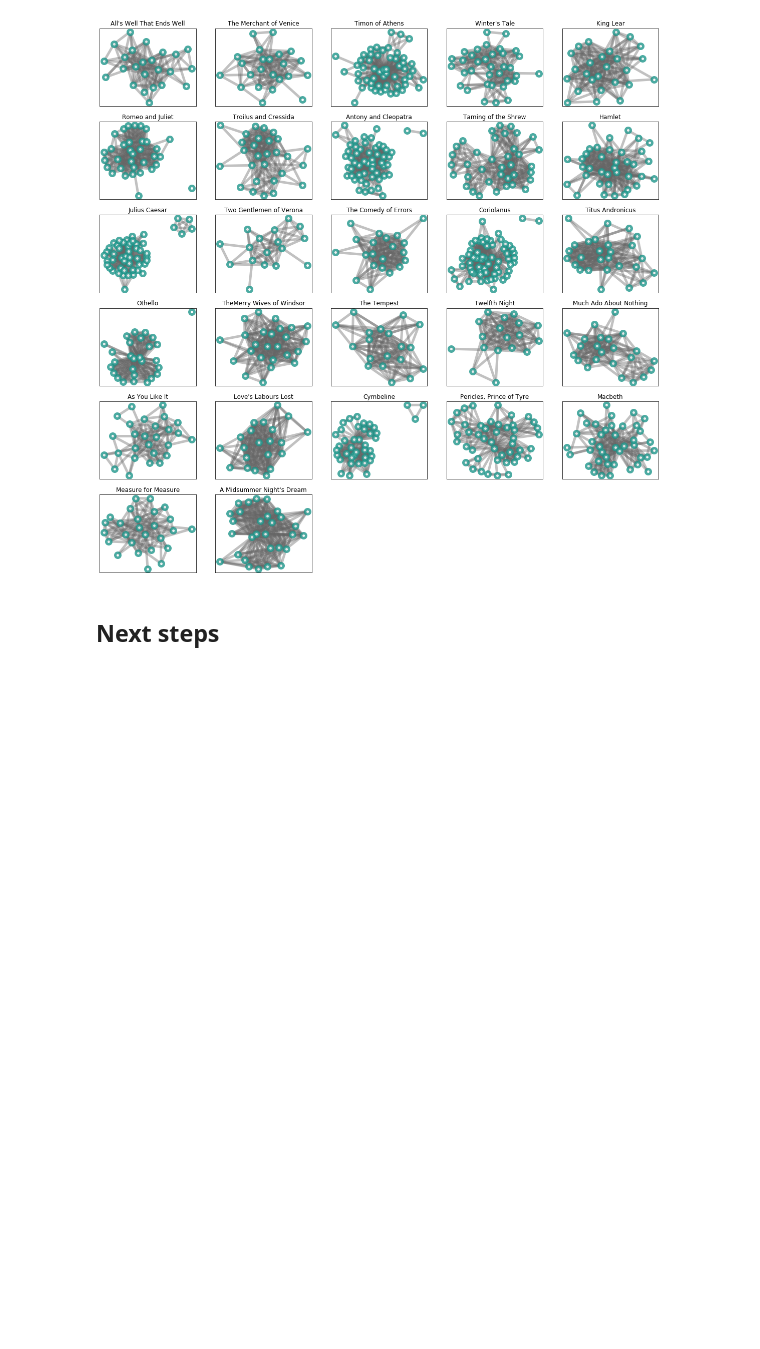
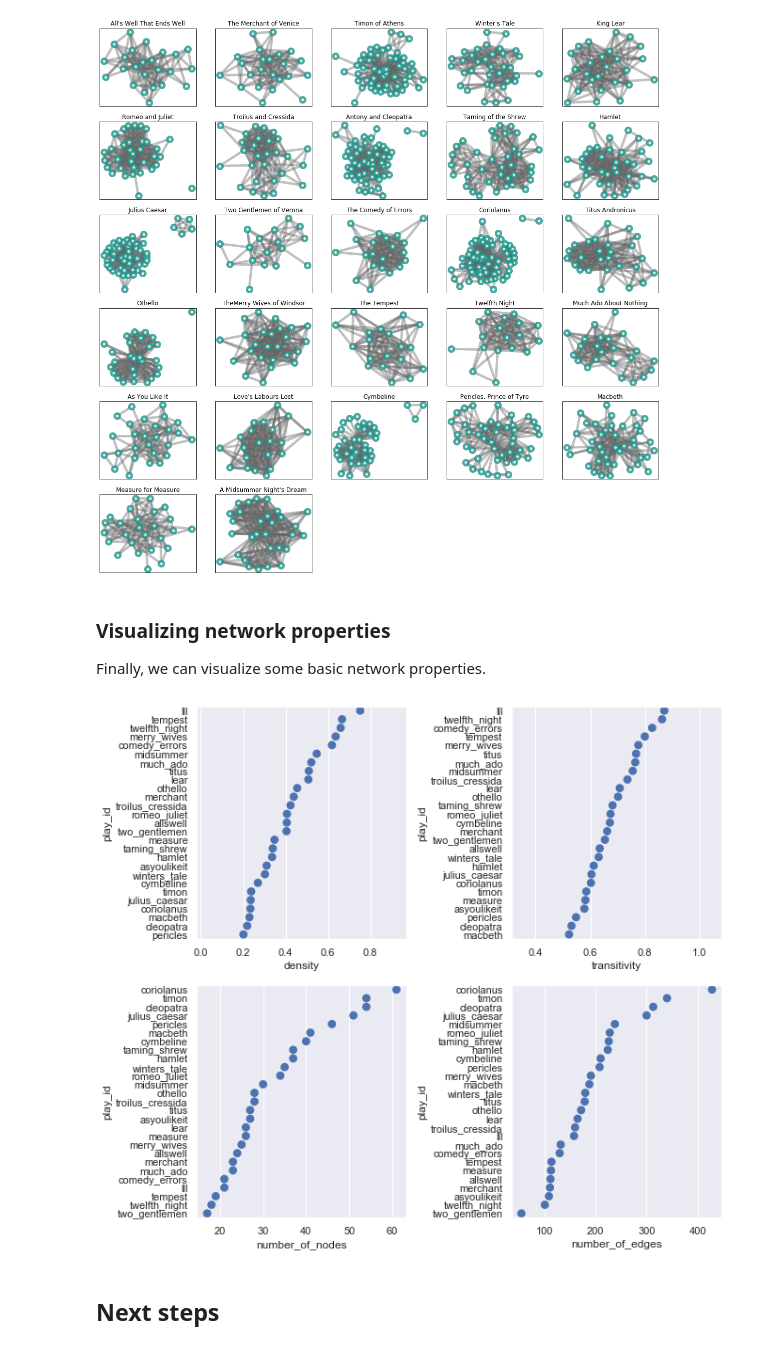
Before and after one commit to russellfunk/umn_day_of_data_2020, a Jupyter notebook: dash_2020_sna.ipynb, the cells around one changed output. Saved outputs shown, nothing was run; the diff lists cells and outputs as text; code cells hidden in the pictures; blank space fills up the shorter version.

```diff
--- a/dash_2020_sna.ipynb
+++ b/dash_2020_sna.ipynb
@@ -474,6 +470,58 @@ for i, (play_id, play_network) in enumerate(shakespeare_networks.items()):
 plt.show()
 # %% [output]
 [figure]
+# %% [markdown]
+### Visualizing network properties
+Finally, we can visualize some basic network properties.
+# %%
+# load some libraries
+import pandas as pd
+import seaborn as sns
+
+# pull some data to plot
+plot_data = [(play_id,
+              nx.number_of_isolates(play_network),
+              nx.density(play_network),
+              nx.transitivity(play_network),
+              nx.number_of_nodes(play_network),
+              nx.number_of_edges(play_network)) for play_id, play_network in shakespeare_networks.items()]
+
+# convert to pandas data frame
+plot_data = pd.DataFrame(plot_data, columns=["play_id",
+                                             "number_of_isolates",
+                                             "density",
+                                             "transitivity",
+                                             "number_of_nodes",
+                                             "number_of_edges"])
+
+# set theme for plot
+sns.set(style="darkgrid")
+
+# plot
+plt.figure(figsize=(10, 10))
+
+# subplot for density
+plt.subplot(2,2,1)
+ax = sns.pointplot(x="density", y="play_id", join=False, data=plot_data.sort_values(by=["density"], ascending=False))
+
+# subplot for transitivity
+plt.subplot(2,2,2)
+ax = sns.pointplot(x="transitivity", y="play_id", join=False, data=plot_data.sort_values(by=["transitivity"], ascending=False))
+
+# subplot for number_of_nodes
+plt.subplot(2,2,3)
+ax = sns.pointplot(x="number_of_nodes", y="play_id", join=False, data=plot_data.sort_values(by=["number_of_nodes"], ascending=False))
+
+# subplot for number_of_edges
+plt.subplot(2,2,4)
+ax = sns.pointplot(x="number_of_edges", y="play_id", join=False, data=plot_data.sort_values(by=["number_of_edges"], ascending=False))
+
+# increase spacing between subplots
+plt.subplots_adjust(wspace=0.5)
+
+plt.show()
+# %% [output]
+[figure, added]
 # %% [markdown]
 ## Next steps
 # %% [markdown]
```
Also changed, not shown: parts of 7 cells of this notebook.
